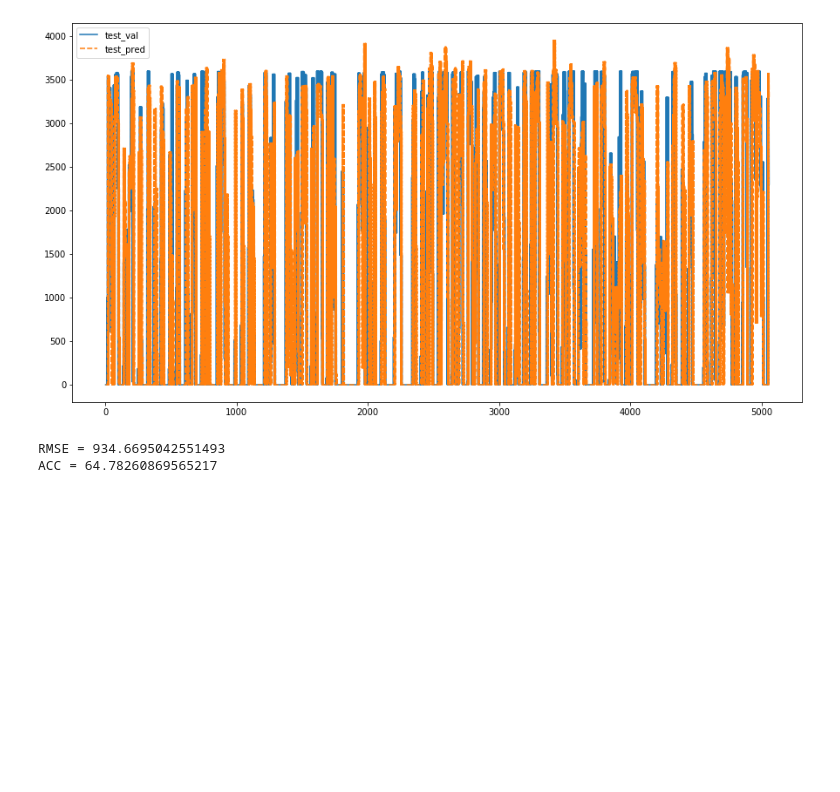
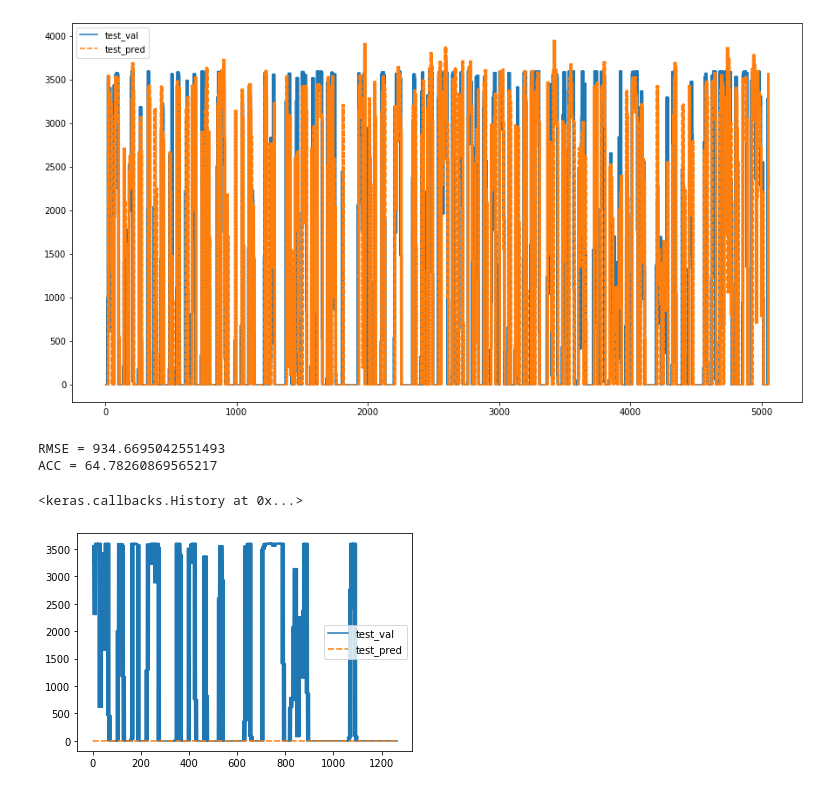
Before and after one commit to miloncl/System-Usage-Analysis, a Jupyter notebook: notebooks/LSTM_RNN.ipynb, the cells around one changed output. Saved outputs shown, nothing was run; the diff lists cells and outputs as text; code cells hidden in the pictures; blank space fills up the shorter version.

```diff
--- a/notebooks/LSTM_RNN.ipynb
+++ b/notebooks/LSTM_RNN.ipynb
@@ -411,0 +526,21 @@ ACC = 64.78260869565217
+# %%
+chrome = apps['chrome.exe']
+time_step = 5
+n_features = 1
+X_train, X_test, y_train, y_test = feats(chrome, time_step=5, test_ratio=0.2)
+
+# define model
+model = Sequential()
+model.add(Bidirectional(LSTM(128, activation='relu'), input_shape=(time_step, n_features)))
+model.add(Dense(1, activation='relu'))
+model.compile(optimizer='adam', loss=tf.keras.losses.MeanAbsoluteError(
+    reduction="auto", name="mean_absolute_error"
+), metrics=['accuracy'])
+# %%
+model.fit(X_train, y_train, epochs=200, verbose=0)
+# %% [output]
+<keras.callbacks.History at 0x...>
+# %%
+out_df2 = predict(model, X_test, y_test, time_step=5, n_features=1)
+# %% [output]
+[figure, added]
```
Also changed, not shown: parts of 1 cell of this notebook, 2 other files.
